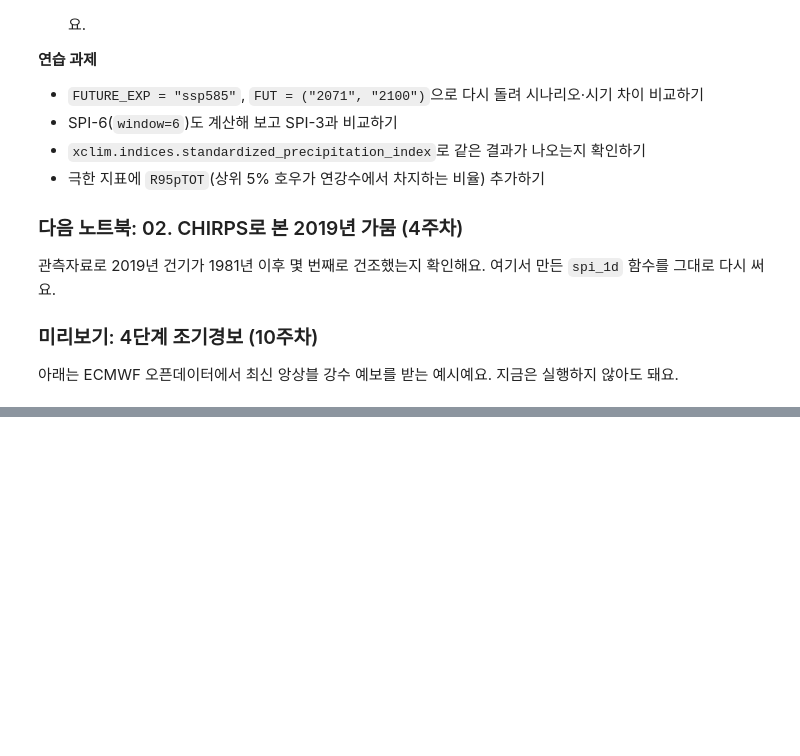
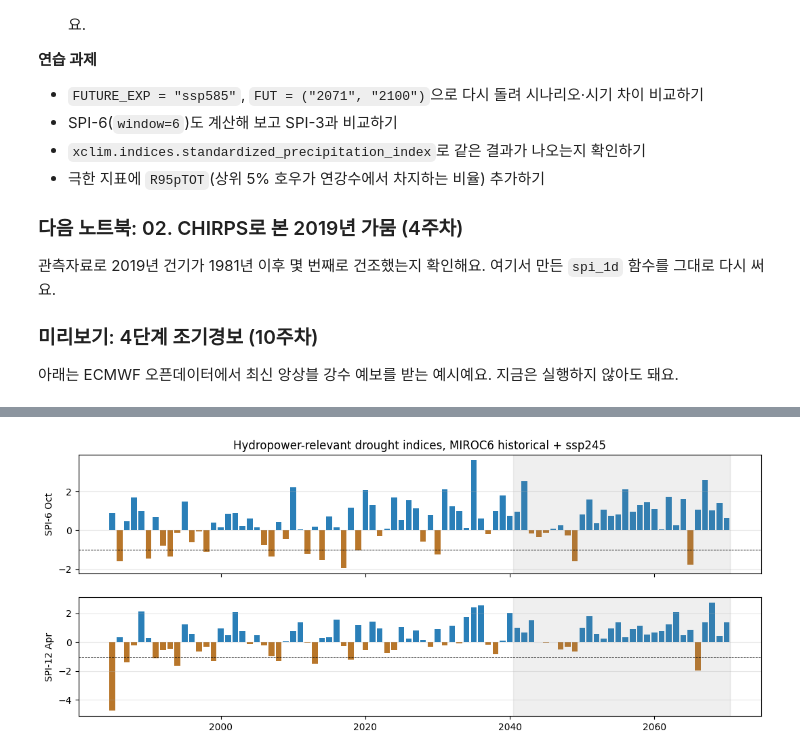
Before and after one commit to juhae-jude/Cambodia-Climate-Water-Energy, a Jupyter notebook: notebooks/01_cmip6_starter.ipynb, the cells around one changed output, grey strips where cells are left out. Drawn from its saved outputs; the diff is of its cells as text; code cells hidden in the pictures; blank space fills up the shorter version.

```diff
--- a/notebooks/01_cmip6_starter.ipynb
+++ b/notebooks/01_cmip6_starter.ipynb
@@ -380,0 +409,28 @@ severe+ (SPI<=-1.5)   : 기준   6.7%  →  미래   3.9% of months
+# %%
+from scipy.stats import mannwhitneyu
+
+mon = prm.time.dt.month.values
+spi6  = spi_1d(pr_mon_mm.values, mon, window=6,  cal_mask=is_base)
+spi12 = spi_1d(pr_mon_mm.values, mon, window=12, cal_mask=is_base)
+
+def yearly(spi, month):
+    # 특정 달의 SPI 값만 뽑아 연도를 인덱스로 하는 Series로
+    m = mon == month
+    return pd.Series(spi[m], index=years[m])
+
+s3_apr  = yearly(spi3.values, 4)
+s6_oct  = yearly(spi6, 10)
+s12_apr = yearly(spi12, 4)
+
+rows = []
+for name, s in [("SPI-3 4월 (2–4월)", s3_apr), ("SPI-6 10월 (우기)", s6_oct), ("SPI-12 4월 (1년)", s12_apr)]:
+    b = s.loc[int(BASE[0]):int(BASE[1])].dropna()
+    f = s.loc[int(FUT[0]):int(FUT[1])].dropna()
+    rows.append({
+        "지표": name,
+        "기준 평균": b.mean(), "미래 평균": f.mean(),
+        "기준 가뭄 해 (SPI≤-1)": f"{int((b <= -1).sum())}/{len(b)}",
+        "미래 가뭄 해 (SPI≤-1)": f"{int((f <= -1).sum())}/{len(f)}",
+        "p (Mann-Whitney)": mannwhitneyu(b, f).pvalue,
+    })
+pd.DataFrame(rows).set_index("지표").round(2)
@@ -380,0 +443,11 @@ severe+ (SPI<=-1.5)   : 기준   6.7%  →  미래   3.9% of months
+# %%
+fig, axes = plt.subplots(2, 1, figsize=(13, 5), sharex=True)
+for ax, (name, s) in zip(axes, [("SPI-6 Oct", s6_oct), ("SPI-12 Apr", s12_apr)]):
+    ax.bar(s.index, s.values, color=np.where(s.values < 0, "#b8762a", "#2a7fb8"), width=0.8)
+    ax.axhline(-1, color="k", lw=0.6, ls="--")
+    ax.axvspan(int(FUT[0]) - 0.5, int(FUT[1]) + 0.5, color="grey", alpha=0.12)
+    ax.set_ylabel(name); ax.grid(alpha=0.3, axis="y")
+axes[0].set_title(f"Hydropower-relevant drought indices, {MODEL} historical + {FUTURE_EXP}")
+plt.show()
+# %% [output]
+[figure, added]
```
Also changed, not shown: parts of 19 cells of this notebook.
